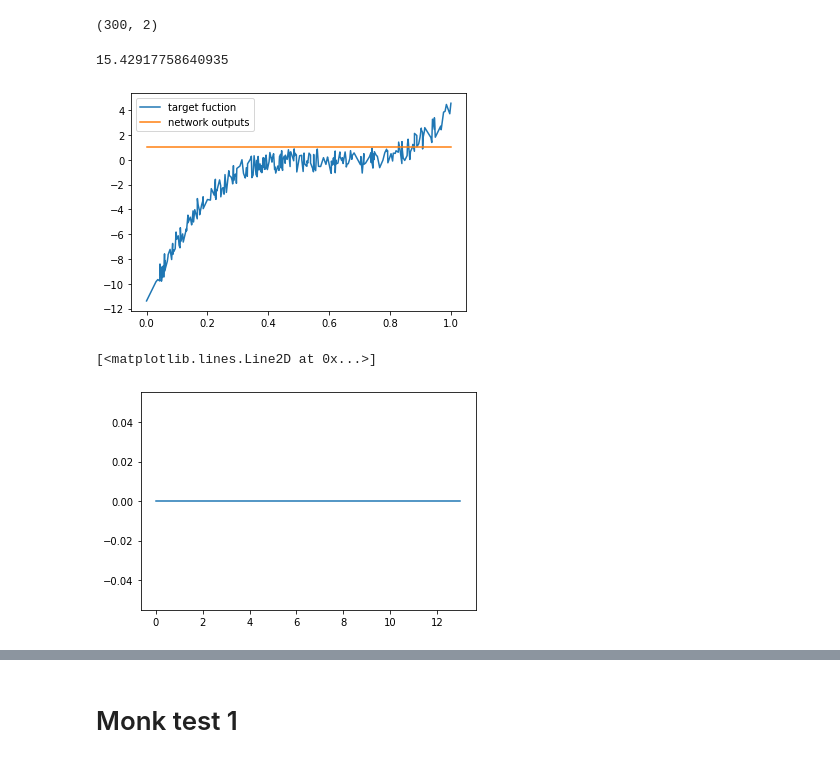
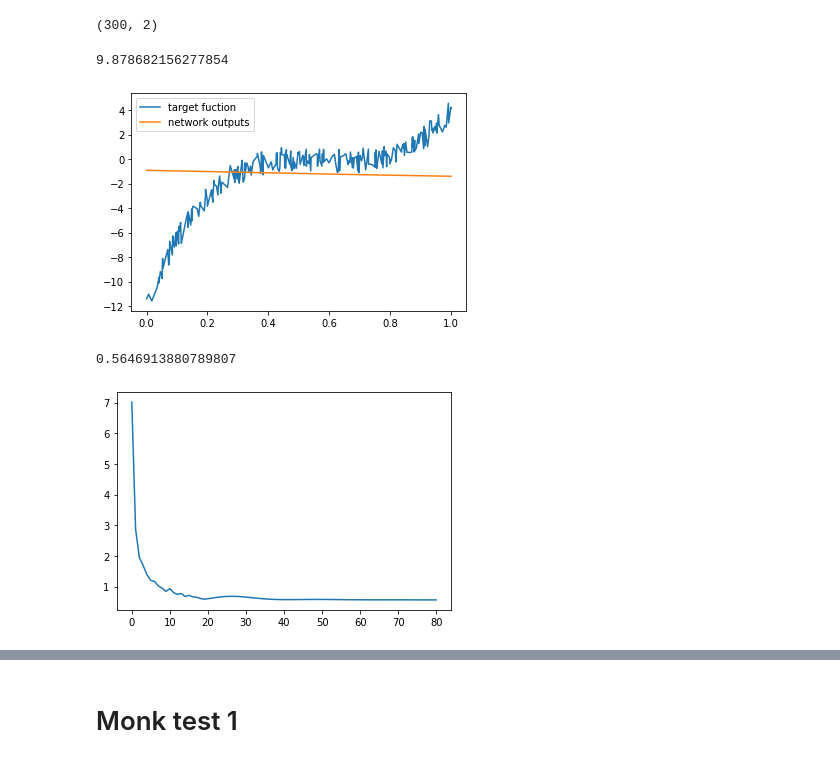
Before and after one commit to sd3ntato/ML-Project, a Jupyter notebook: test_notebook.ipynb, the cells around one changed output, grey strips where cells are left out. Cells and saved outputs as stored; diff of their text form; code cells hidden in the pictures.

Commit message:
worked on the classification tasks with softmax+cross_entropy and did some testing on monk-1 dataset. works fine now (also minor work on train function)

```diff
--- a/test_notebook.ipynb
+++ b/test_notebook.ipynb
@@ -28,23 +28,32 @@ outs = n(tx).reshape(-1)
 
 plt.plot(tx,outs,label='network outputs')
 plt.legend()
-print( MSE(outs,ty))
+print(n.error(tx,ty))
 # %% [output]
-15.42917758640935
+9.878682156277854
-[figure, old version]
+[figure, new version]
 # %%
 n.train(tx, ty, 1e-02,
   a = 9e-01,
   l = 0,
+  max_epochs = 20,
+  tresh = .01,
+  measure_interval = 20,
+  bs=10 )
+
+n.train(tx, ty, 5e-03,
+  a = 9e-01,
+  l = 0,
   max_epochs = 1000,
-  tresh = .001,
+  tresh = .01,
   measure_interval = 10,
-  bs=30 )
+  bs=None )
 clear_output()
 plt.plot(n.train_history)
+print(n.error(tx,ty))
 # %% [output]
-[<matplotlib.lines.Line2D at 0x...>]
+0.5646913880789807
-[figure, old version]
+[figure, new version]
 # %%
 plt.plot(tx,ty,label='target function')
 outs = n(tx)
```
Also changed, not shown: parts of 10 cells of this notebook, 1 other file.
